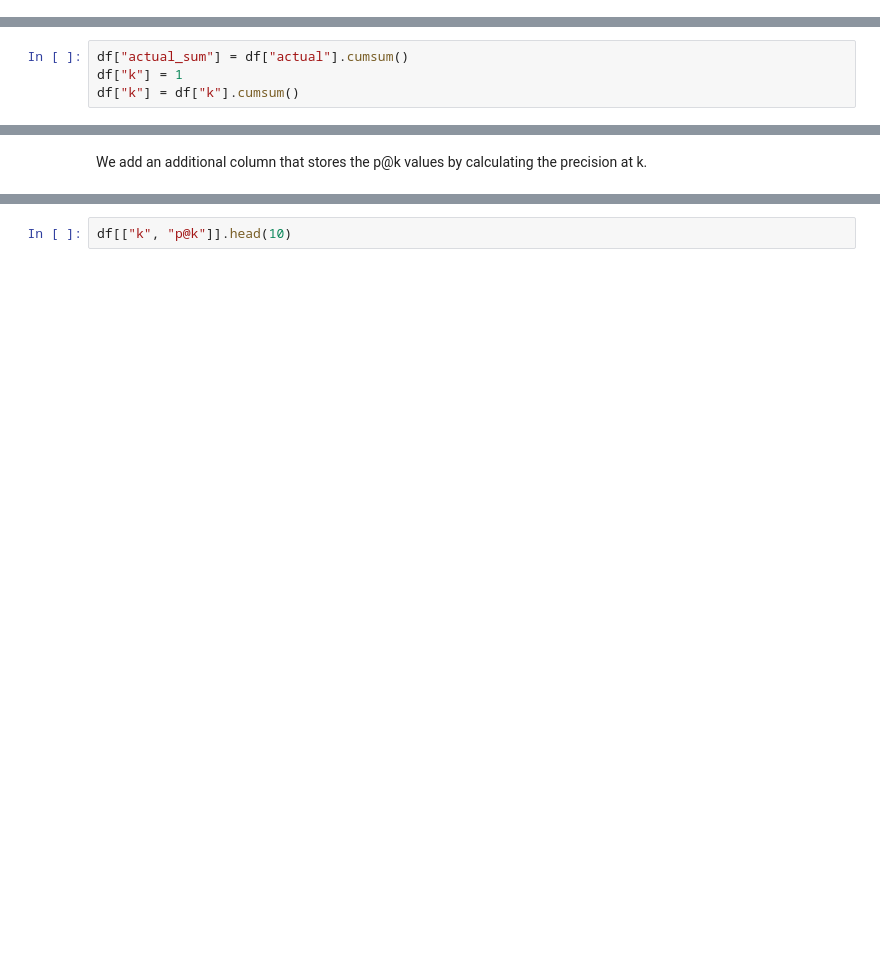
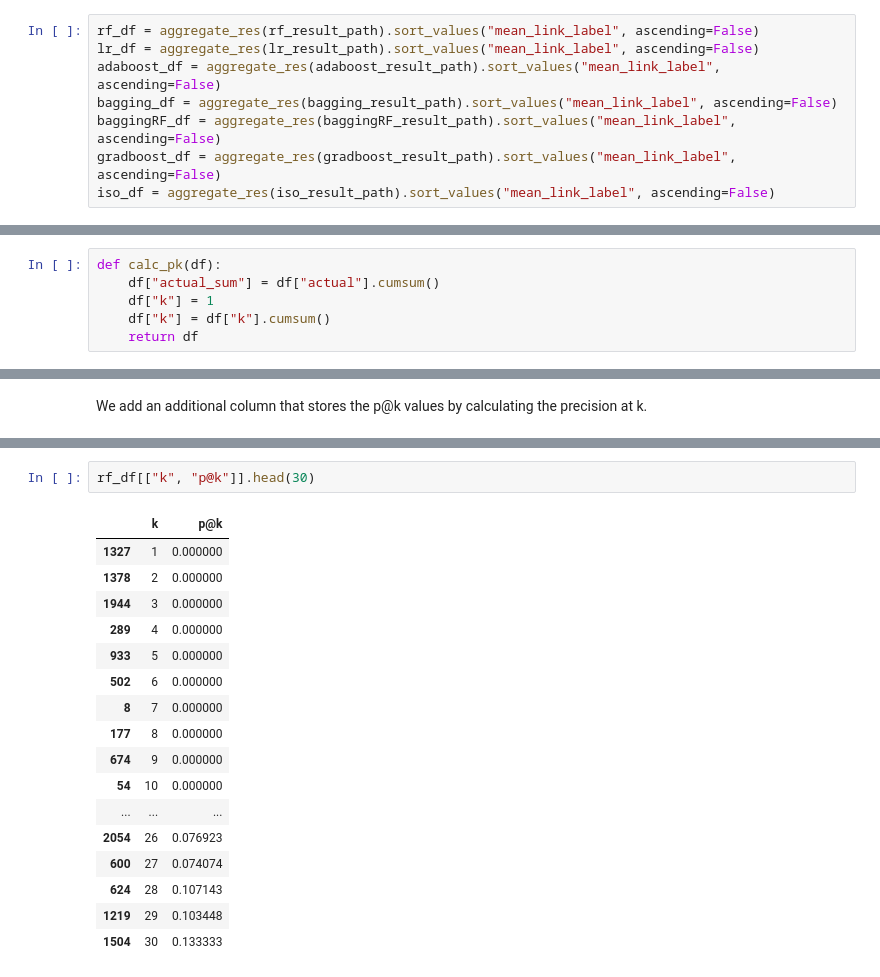
Before and after one commit to anish-saha/Network-Anomaly-Detection, a Jupyter notebook: Sybil_Detection_Twitter.ipynb, the cells around one changed output, grey strips where cells are left out. Saved outputs shown, nothing was run; the diff lists cells and outputs as text; blank space fills up the shorter version.

```diff
--- a/Sybil_Detection_Twitter.ipynb
+++ b/Sybil_Detection_Twitter.ipynb
@@ -178,8 +367,18 @@ df = aggreagate_res(output_folder, "res.csv").sort_values("mean_link_label", asc
+# %%
+rf_df = aggregate_res(rf_result_path).sort_values("mean_link_label", ascending=False)
+lr_df = aggregate_res(lr_result_path).sort_values("mean_link_label", ascending=False)
+adaboost_df = aggregate_res(adaboost_result_path).sort_values("mean_link_label", ascending=False)
+bagging_df = aggregate_res(bagging_result_path).sort_values("mean_link_label", ascending=False)
+baggingRF_df = aggregate_res(baggingRF_result_path).sort_values("mean_link_label", ascending=False)
+gradboost_df = aggregate_res(gradboost_result_path).sort_values("mean_link_label", ascending=False)
+iso_df = aggregate_res(iso_result_path).sort_values("mean_link_label", ascending=False)
 # %% [markdown]
 In order to calculate precision at k, we add two additional columns:
 1. The sum of the positive examples.
 2. k  the total number of resutls until the specific row. (row number)
 # %%
-df["actual_sum"] = df["actual"].cumsum()
-df["k"] = 1
-df["k"] = df["k"].cumsum()
+def calc_pk(df):
+    df["actual_sum"] = df["actual"].cumsum()
+    df["k"] = 1
+    df["k"] = df["k"].cumsum()
+    return df
@@ -192,2 +412,20 @@ df["p@k"] = df.apply(lambda x: x["actual_sum"]/x["k"], axis=1)
 # %%
-df[["k", "p@k"]].head(10)
+rf_df[["k", "p@k"]].head(30)
+# %% [output]
+|  | k | p@k |
+| 1327 | 1 | 0.000000 |
+| 1378 | 2 | 0.000000 |
+| 1944 | 3 | 0.000000 |
+| 289 | 4 | 0.000000 |
+| 933 | 5 | 0.000000 |
+| 502 | 6 | 0.000000 |
+| 8 | 7 | 0.000000 |
+| 177 | 8 | 0.000000 |
+| 674 | 9 | 0.000000 |
+| 54 | 10 | 0.000000 |
+| ... | ... | ... |
+| 2054 | 26 | 0.076923 |
+| 600 | 27 | 0.074074 |
+| 624 | 28 | 0.107143 |
+| 1219 | 29 | 0.103448 |
+| 1504 | 30 | 0.133333 |
```
Also changed, not shown: parts of 18 cells of this notebook, 2 other files.
